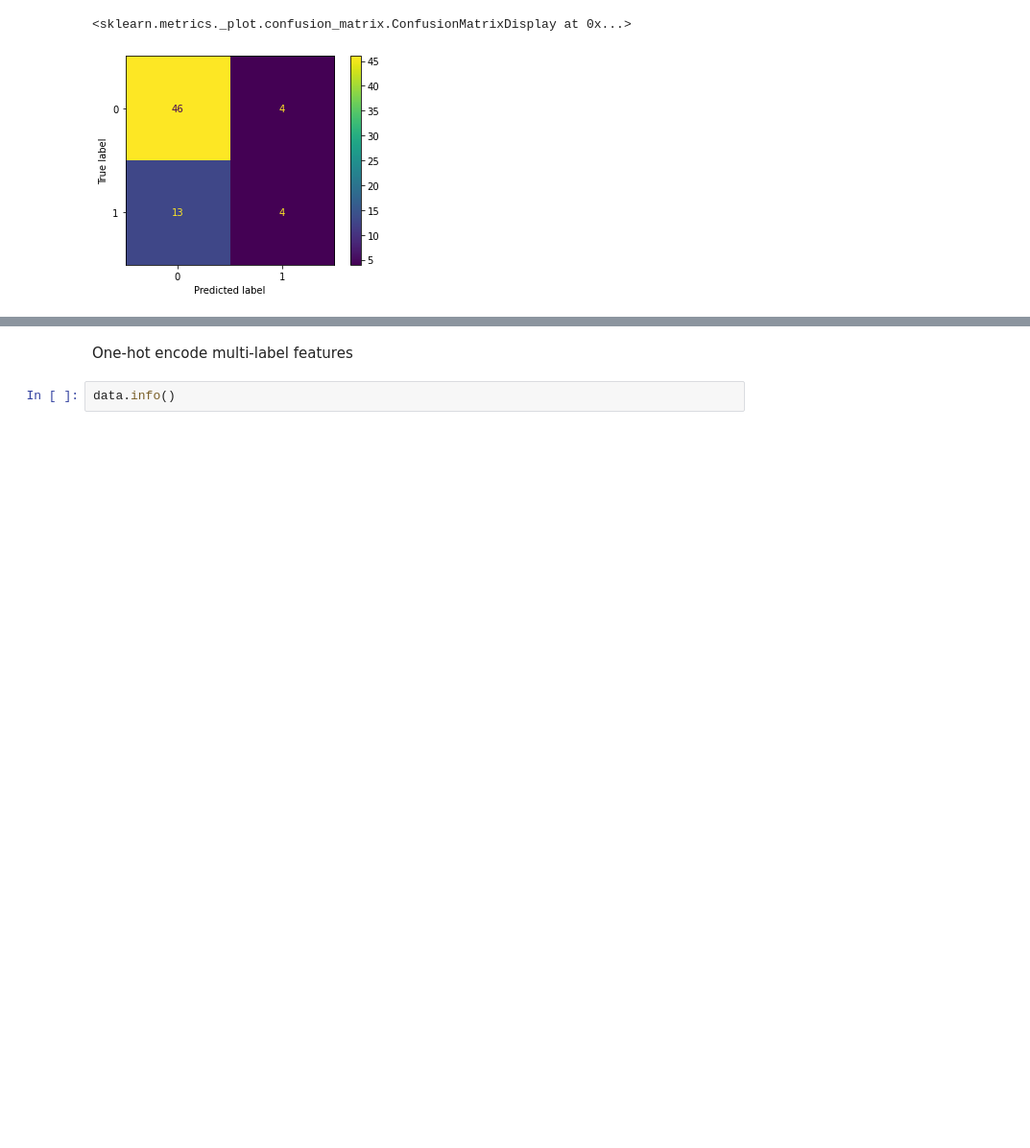
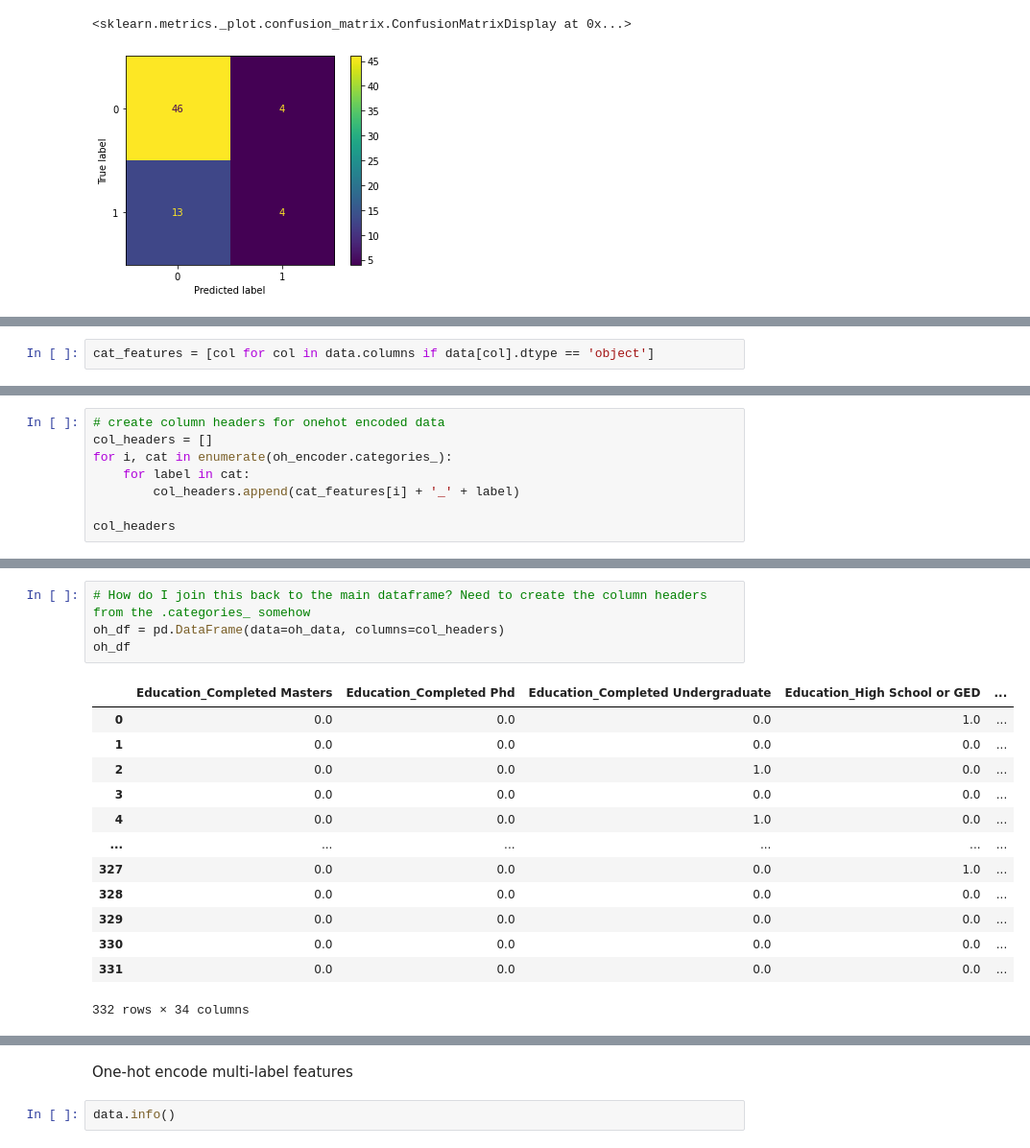
Before and after one commit to camerongridley/UnemploymentMentalHealth, a Jupyter notebook: eda_and_modeling.ipynb, the cells around one changed output, grey strips where cells are left out. Shown: that part at 96% size. Saved outputs shown, nothing was run; the diff lists cells and outputs as text; blank space fills up the shorter version.

```diff
--- a/eda_and_modeling.ipynb
+++ b/eda_and_modeling.ipynb
@@ -420,0 +497,2 @@ f.sort_values(by=[0], ascending=False)
+# %%
+cat_features = [col for col in data.columns if data[col].dtype == 'object']
@@ -420,0 +528,8 @@ f.sort_values(by=[0], ascending=False)
+# %%
+# create column headers for onehot encoded data
+col_headers = []
+for i, cat in enumerate(oh_encoder.categories_):
+    for label in cat:
+        col_headers.append(cat_features[i] + '_' + label)
+
+col_headers
@@ -420,0 +554,18 @@ f.sort_values(by=[0], ascending=False)
+# %%
+# How do I join this back to the main dataframe? Need to create the column headers from the .categories_ somehow
+oh_df = pd.DataFrame(data=oh_data, columns=col_headers)
+oh_df
+# %% [output]
+|  | Education_Completed Masters | Education_Completed Phd | Education_Completed Undergraduate | Education_High School or GED | ... |
+| 0 | 0.0 | 0.0 | 0.0 | 1.0 | ... |
+| 1 | 0.0 | 0.0 | 0.0 | 0.0 | ... |
+| 2 | 0.0 | 0.0 | 1.0 | 0.0 | ... |
+| 3 | 0.0 | 0.0 | 0.0 | 0.0 | ... |
+| 4 | 0.0 | 0.0 | 1.0 | 0.0 | ... |
+| ... | ... | ... | ... | ... | ... |
+| 327 | 0.0 | 0.0 | 0.0 | 1.0 | ... |
+| 328 | 0.0 | 0.0 | 0.0 | 0.0 | ... |
+| 329 | 0.0 | 0.0 | 0.0 | 0.0 | ... |
+| 330 | 0.0 | 0.0 | 0.0 | 0.0 | ... |
+| 331 | 0.0 | 0.0 | 0.0 | 0.0 | ... |
+332 rows × 34 columns
```
Also changed, not shown: parts of 24 cells of this notebook.
